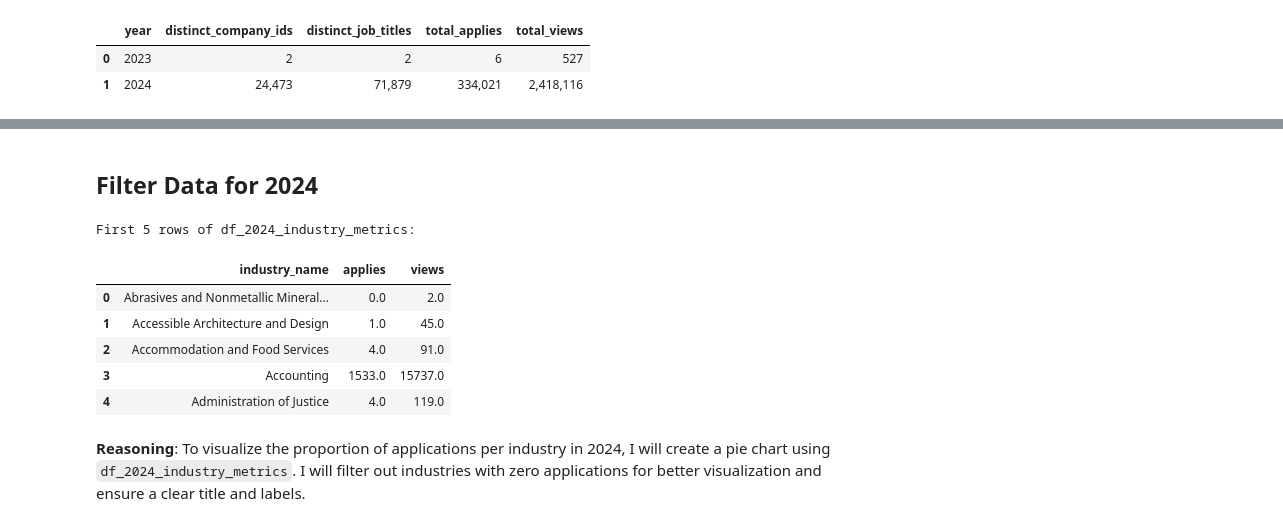
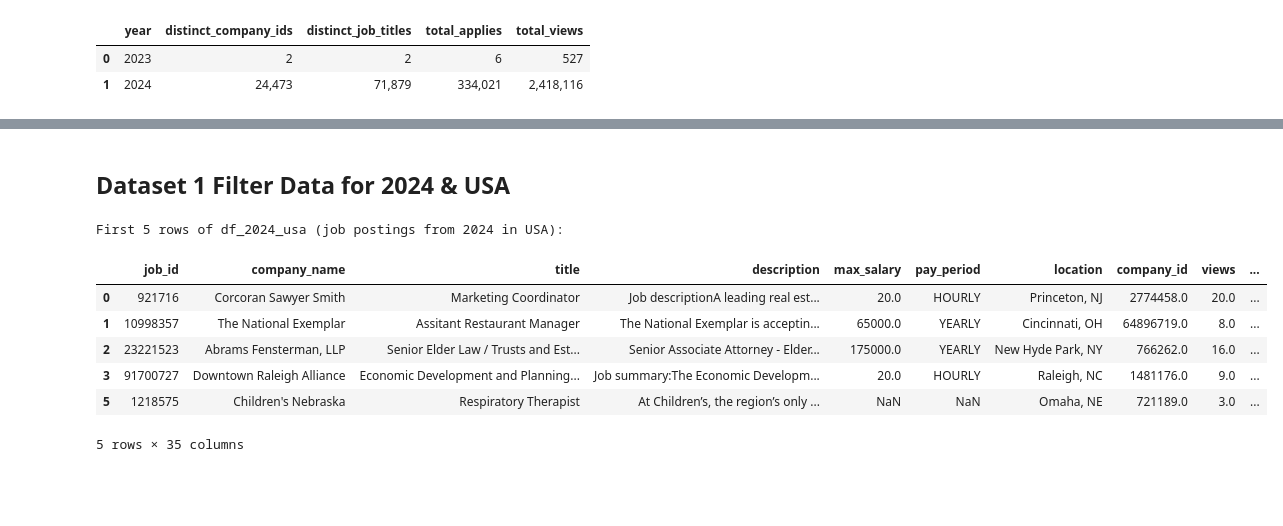
Before and after one commit to gettokeroro/DADS5001_MINI_PROJECT, a Jupyter notebook: Job_Application_Analysis.ipynb, the cells around one changed output, grey strips where cells are left out. Cells and saved outputs as stored; diff of their text form; code cells hidden in the pictures; blank space fills up the shorter version.

```diff
--- a/Job_Application_Analysis.ipynb
+++ b/Job_Application_Analysis.ipynb
@@ -337,2 +397,2 @@ Yearly metrics (distinct job titles, total applies, total views):
 # %% [markdown]
-## Filter Data for 2024
+## **Dataset 1** Filter Data for 2024 & USA
@@ -341,15 +399,13 @@ df_2024 = df_merged[df_merged['year'] == 2024]
-# %%
-df_2024_industry_metrics = df_2024.groupby('industry_name')[['applies', 'views']].sum().reset_index()
-print("First 5 rows of df_2024_industry_metrics:")
-display(df_2024_industry_metrics.head())
-# %% [output]
-First 5 rows of df_2024_industry_metrics:
-|  | industry_name | applies | views |
-| 0 | Abrasives and Nonmetallic Mineral... | 0.0 | 2.0 |
-| 1 | Accessible Architecture and Design | 1.0 | 45.0 |
-| 2 | Accommodation and Food Services | 4.0 | 91.0 |
-| 3 | Accounting | 1533.0 | 15737.0 |
-| 4 | Administration of Justice | 4.0 | 119.0 |
-# %% [markdown]
-**Reasoning**:
-To visualize the proportion of applications per industry in 2024, I will create a pie chart using `df_2024_industry_metrics`. I will filter out industries with zero applications for better visualization and ensure a clear title and labels.
+# %%
+df_2024_usa = df_merged[(df_merged['year'] == 2024) & (df_merged['location_transformed_refined'] == 'USA')]
+print("First 5 rows of df_2024_usa (job postings from 2024 in USA):")
+display(df_2024_usa.head())
+# %% [output]
+First 5 rows of df_2024_usa (job postings from 2024 in USA):
+|  | job_id | company_name | title | description | max_salary | pay_period | location | company_id | views | ... |
+| 0 | 921716 | Corcoran Sawyer Smith | Marketing Coordinator | Job descriptionA leading real est... | 20.0 | HOURLY | Princeton, NJ | 2774458.0 | 20.0 | ... |
+| 1 | 10998357 | The National Exemplar | Assitant Restaurant Manager | The National Exemplar is acceptin... | 65000.0 | YEARLY | Cincinnati, OH | 64896719.0 | 8.0 | ... |
+| 2 | 23221523 | Abrams Fensterman, LLP | Senior Elder Law / Trusts and Est... | Senior Associate Attorney - Elder... | 175000.0 | YEARLY | New Hyde Park, NY | 766262.0 | 16.0 | ... |
+| 3 | 91700727 | Downtown Raleigh Alliance | Economic Development and Planning... | Job summary:The Economic Developm... | 20.0 | HOURLY | Raleigh, NC | 1481176.0 | 9.0 | ... |
+| 5 | 1218575 | Children's Nebraska | Respiratory Therapist | At Children’s, the region’s only ... | NaN | NaN | Omaha, NE | 721189.0 | 3.0 | ... |
+5 rows × 35 columns
```
Also changed, not shown: parts of 23 cells of this notebook.
